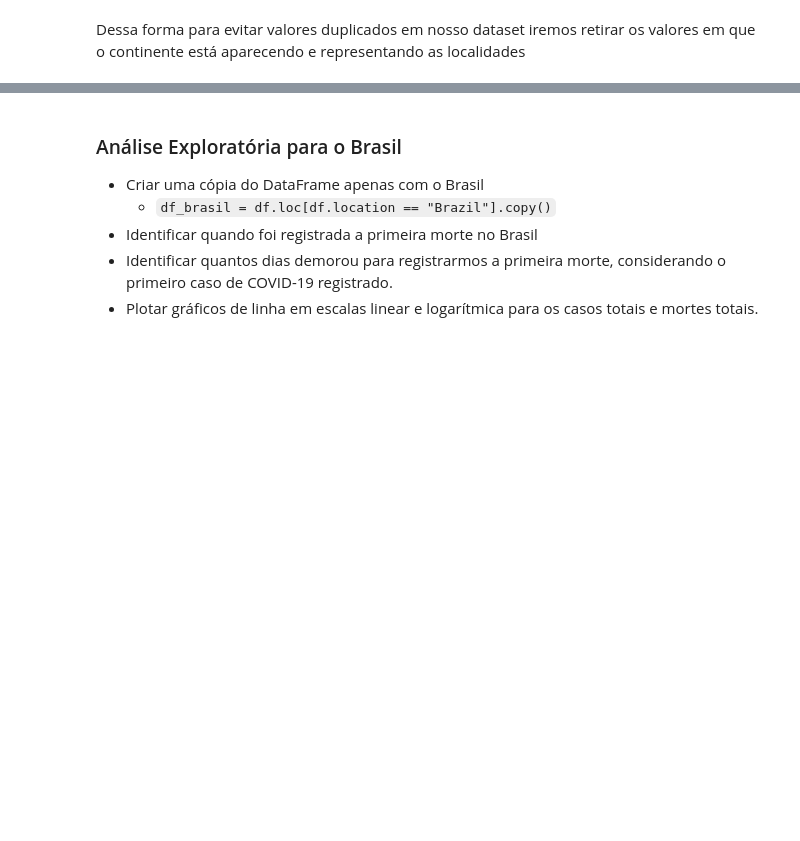
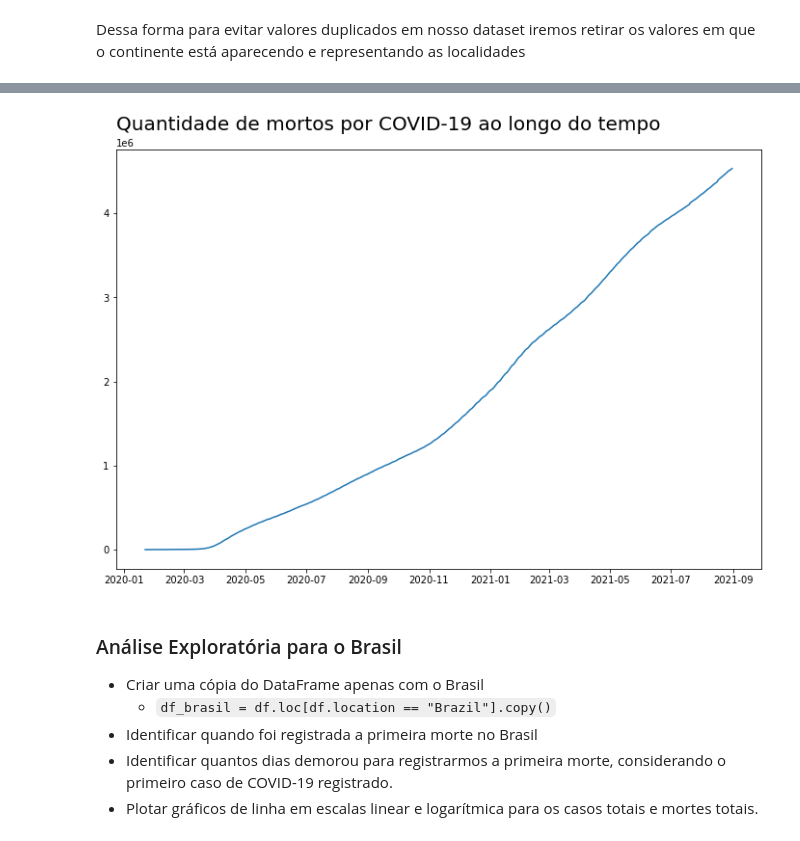
Before and after one commit to FerrazThales/Analysis_COVID_19, a Jupyter notebook: Panorama_da_COVID_19.ipynb, the cells around one changed output, grey strips where cells are left out. Saved outputs shown, nothing was run; the diff lists cells and outputs as text; code cells hidden in the pictures; blank space fills up the shorter version.

```diff
--- a/Panorama_da_COVID_19.ipynb
+++ b/Panorama_da_COVID_19.ipynb
@@ -292,0 +279,10 @@ plt.show();
+# %%
+#gráfico de linhas sobre a quantidade de mortes relacionadas a COVID-19 ao longo do tempo
+fig,ax = plt.subplots(figsize=(12,8))
+df_covid_em_todo_o_mundo = df_covid.loc[df_covid.location == 'World','total_deaths']
+
+ax.plot(df_covid_em_todo_o_mundo);
+ax.set_title('Quantidade de mortos por COVID-19 ao longo do tempo',loc='left',fontdict={'fontsize':20},pad=20)
+plt.show();
+# %% [output]
+[figure, added]
```
Also changed, not shown: parts of 12 cells of this notebook.
